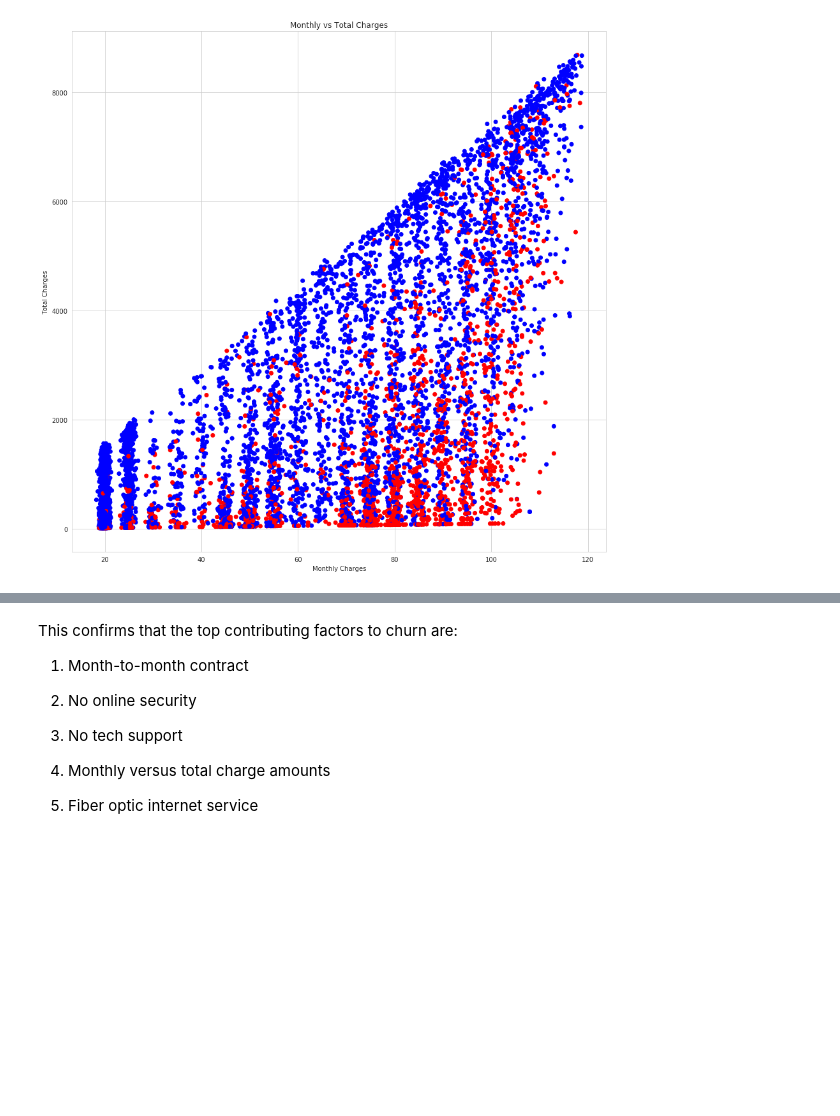
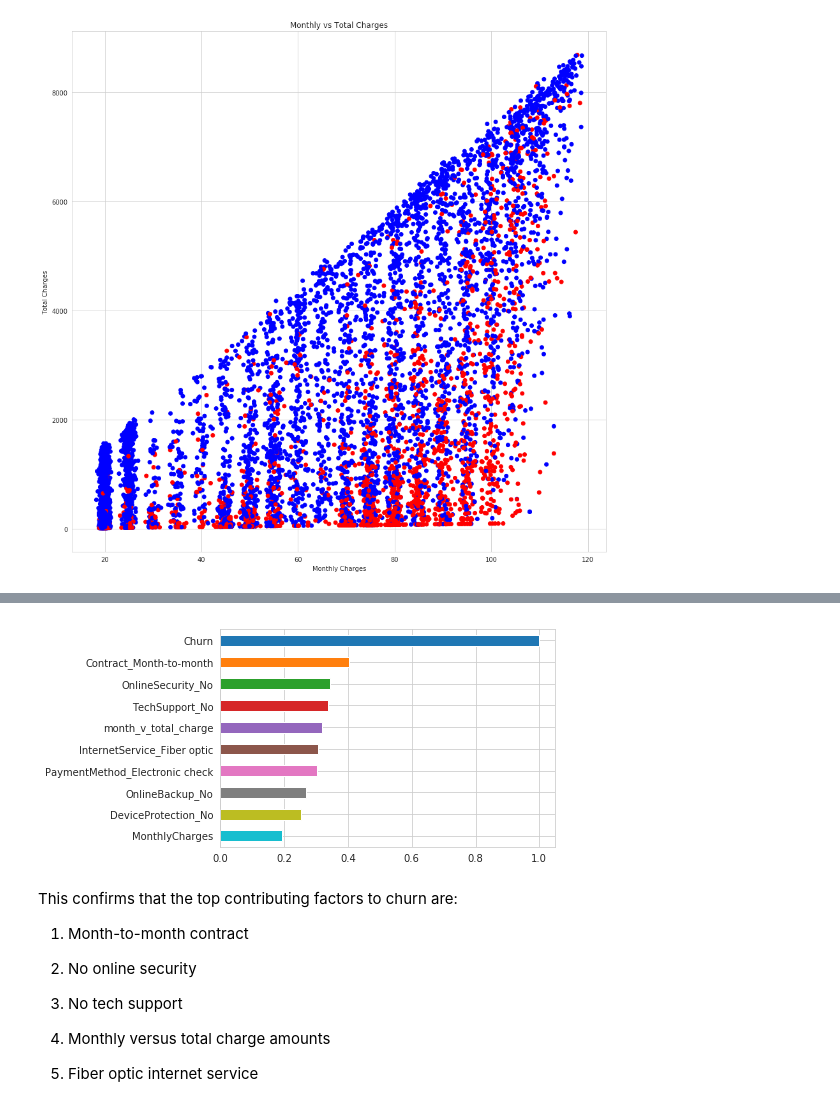
Before and after one commit to irishroryc/Wild_1, a Jupyter notebook: Wild_1.ipynb, the cells around one changed output, grey strips where cells are left out. Saved outputs shown, nothing was run; the diff lists cells and outputs as text; code cells hidden in the pictures; blank space fills up the shorter version.

```diff
--- a/Wild_1.ipynb
+++ b/Wild_1.ipynb
@@ -241,3 +243,10 @@ plt.plot(sorted_churn_correlation)
+# %%
+(pd.Series(sorted_churn_correlation, index=encoded_data.columns)
+   .nlargest(10)
+   .plot(kind='barh')
+   .invert_yaxis())
+# %% [output]
+[figure, added]
 # %% [markdown]
 This confirms that the top contributing factors to churn are:
 
```
Also changed, not shown: parts of 19 cells of this notebook.
